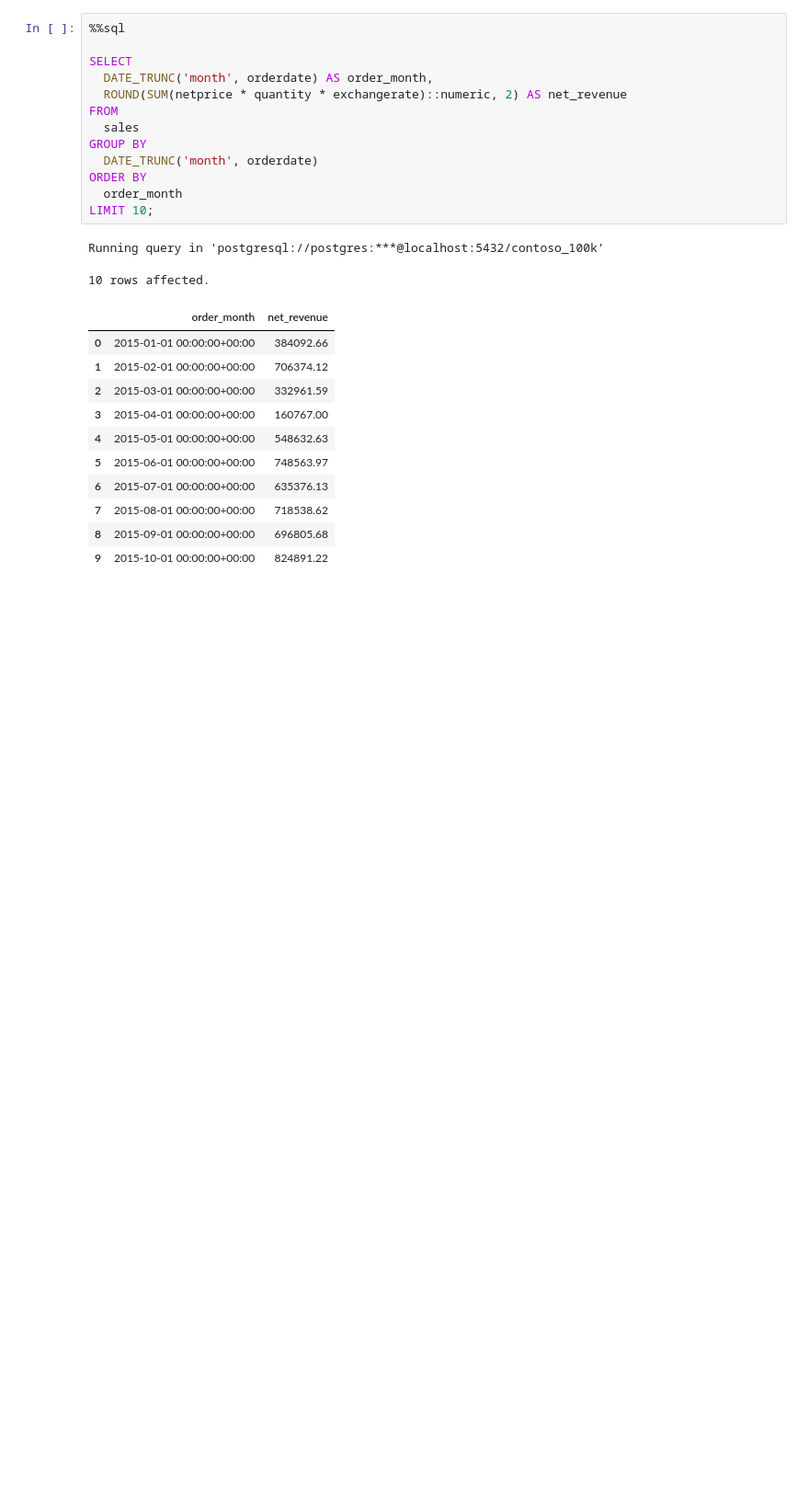
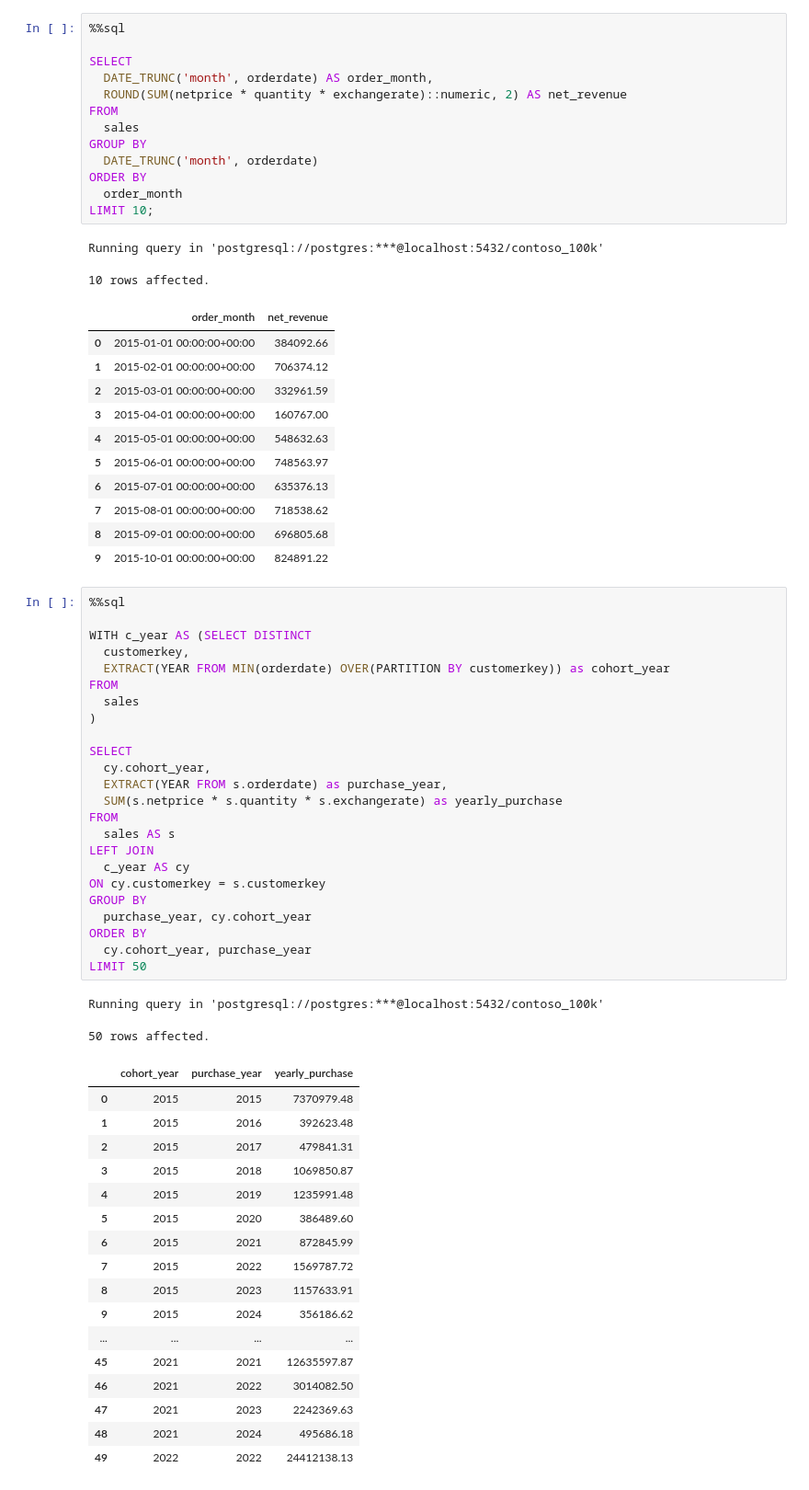
Before and after one commit to daniyalmusman/SQL, a Jupyter notebook: Resources/Blank_SQL_Notebook.ipynb, the cells around one changed output. Shown at 92% size. Cells and saved outputs as stored; diff of their text form; blank space fills up the shorter version.

```diff
--- a/Resources/Blank_SQL_Notebook.ipynb
+++ b/Resources/Blank_SQL_Notebook.ipynb
@@ -157,3 +157,47 @@ Running query in 'postgresql://postgres:***@localhost:5432/contoso_100k'
 | 7 | 2015-08-01 00:00:00+00:00 | 718538.62 |
 | 8 | 2015-09-01 00:00:00+00:00 | 696805.68 |
 | 9 | 2015-10-01 00:00:00+00:00 | 824891.22 |
+# %%
+%%sql
+
+WITH c_year AS (SELECT DISTINCT
+  customerkey,
+  EXTRACT(YEAR FROM MIN(orderdate) OVER(PARTITION BY customerkey)) as cohort_year
+FROM
+  sales
+)
+
+SELECT
+  cy.cohort_year,
+  EXTRACT(YEAR FROM s.orderdate) as purchase_year,
+  SUM(s.netprice * s.quantity * s.exchangerate) as yearly_purchase
+FROM
+  sales AS s
+LEFT JOIN
+  c_year AS cy
+ON cy.customerkey = s.customerkey
+GROUP BY
+  purchase_year, cy.cohort_year
+ORDER BY
+  cy.cohort_year, purchase_year
+LIMIT 50
+# %% [output]
+Running query in 'postgresql://postgres:***@localhost:5432/contoso_100k'
+50 rows affected.
+|  | cohort_year | purchase_year | yearly_purchase |
+| 0 | 2015 | 2015 | 7370979.48 |
+| 1 | 2015 | 2016 | 392623.48 |
+| 2 | 2015 | 2017 | 479841.31 |
+| 3 | 2015 | 2018 | 1069850.87 |
+| 4 | 2015 | 2019 | 1235991.48 |
+| 5 | 2015 | 2020 | 386489.60 |
+| 6 | 2015 | 2021 | 872845.99 |
+| 7 | 2015 | 2022 | 1569787.72 |
+| 8 | 2015 | 2023 | 1157633.91 |
+| 9 | 2015 | 2024 | 356186.62 |
+| ... | ... | ... | ... |
+| 45 | 2021 | 2021 | 12635597.87 |
+| 46 | 2021 | 2022 | 3014082.50 |
+| 47 | 2021 | 2023 | 2242369.63 |
+| 48 | 2021 | 2024 | 495686.18 |
+| 49 | 2022 | 2022 | 24412138.13 |
```
